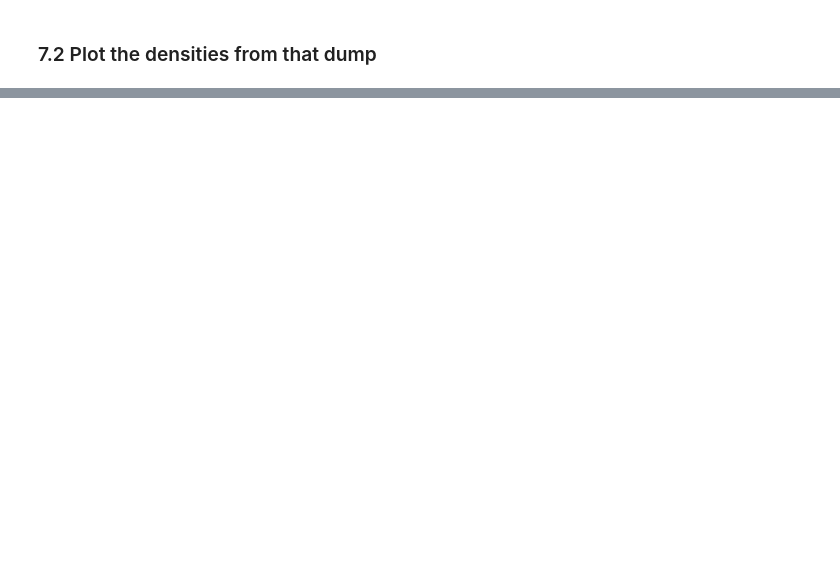
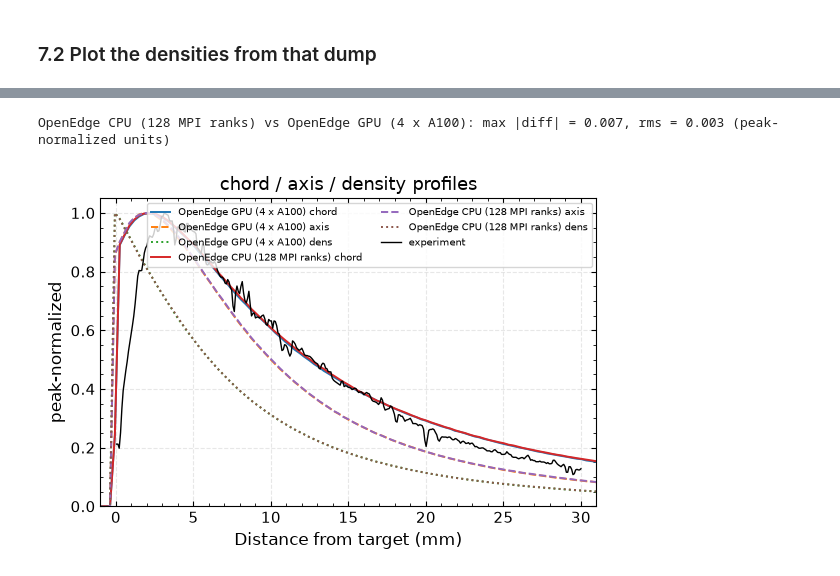
Before and after one commit to ORNL-Fusion/OpenEdge, a Jupyter notebook: examples/workflows/impurity_transport/rfpie_tungsten_transport/scripts/analysis.ipynb, the cells around one changed output, grey strips where cells are left out. Saved outputs shown, nothing was run; the diff lists cells and outputs as text; code cells hidden in the pictures; blank space fills up the shorter version.

```diff
--- a/examples/workflows/impurity_transport/rfpie_tungsten_transport/scripts/analysis.ipynb
+++ b/examples/workflows/impurity_transport/rfpie_tungsten_transport/scripts/analysis.ipynb
@@ -543,0 +601,21 @@ latest particle frame step=30000; markers=1220730; pweight charge fractions=[3.6
+# %%
+# GPU vs CPU agreement on the same profile, and the emission-model sensitivity
+if len(results) >= 2:
+    labels = list(results)
+    for a in labels:
+        for b in labels:
+            if a >= b: continue
+            Pa, Pb = results[a], results[b]
+            common = np.linspace(0.5, 30, 60)
+            ya = np.interp(common, Pa['dist_mm'], Pa[PROFILE]); yb = np.interp(common, Pb['dist_mm'], Pb[PROFILE])
+            print(f"{a} vs {b}: max |diff| = {np.abs(ya-yb).max():.3f}, rms = {np.sqrt(np.mean((ya-yb)**2)):.3f} (peak-normalized units)")
+    fig, ax = plt.subplots(figsize=(6.4, 4))
+    for label, P in results.items():
+        for prof, ls in (('chord', '-'), ('axis', '--'), ('dens', ':')):
+            ax.plot(P['dist_mm'], P[prof], ls, lw=1.4, label=f'{label} {prof}')
+    ax.plot(exp[:,0], exp[:,1], 'k-', lw=1.0, label='experiment')
+    ax.set(xlim=(-1, 31), ylim=(0, 1.05), xlabel='Distance from target (mm)', ylabel='peak-normalized', title='chord / axis / density profiles')
+    ax.legend(fontsize=7, ncol=2); style_fig(fig); plt.show()
+# %% [output]
+OpenEdge CPU (128 MPI ranks) vs OpenEdge GPU (4 x A100): max |diff| = 0.007, rms = 0.003 (peak-normalized units)
+[figure, added]
```
Also changed, not shown: parts of 11 cells of this notebook, 17 other files.
